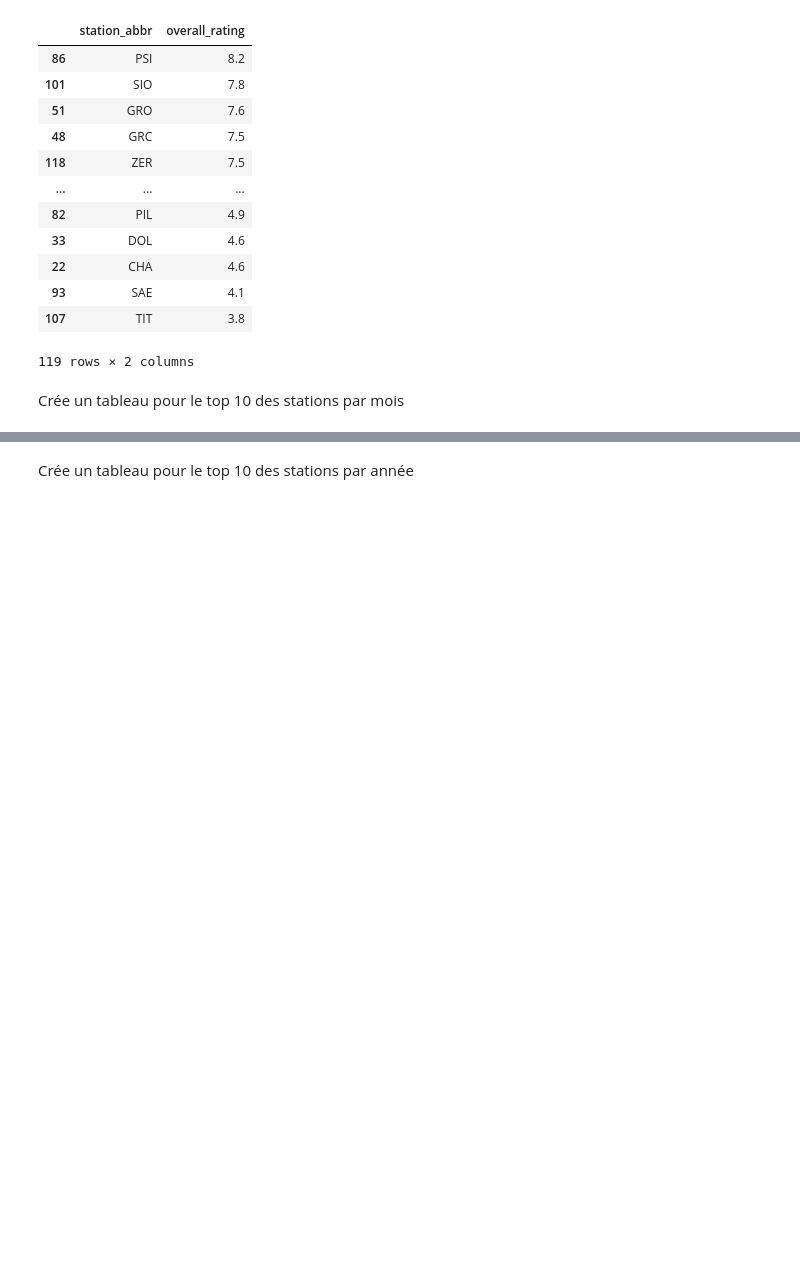
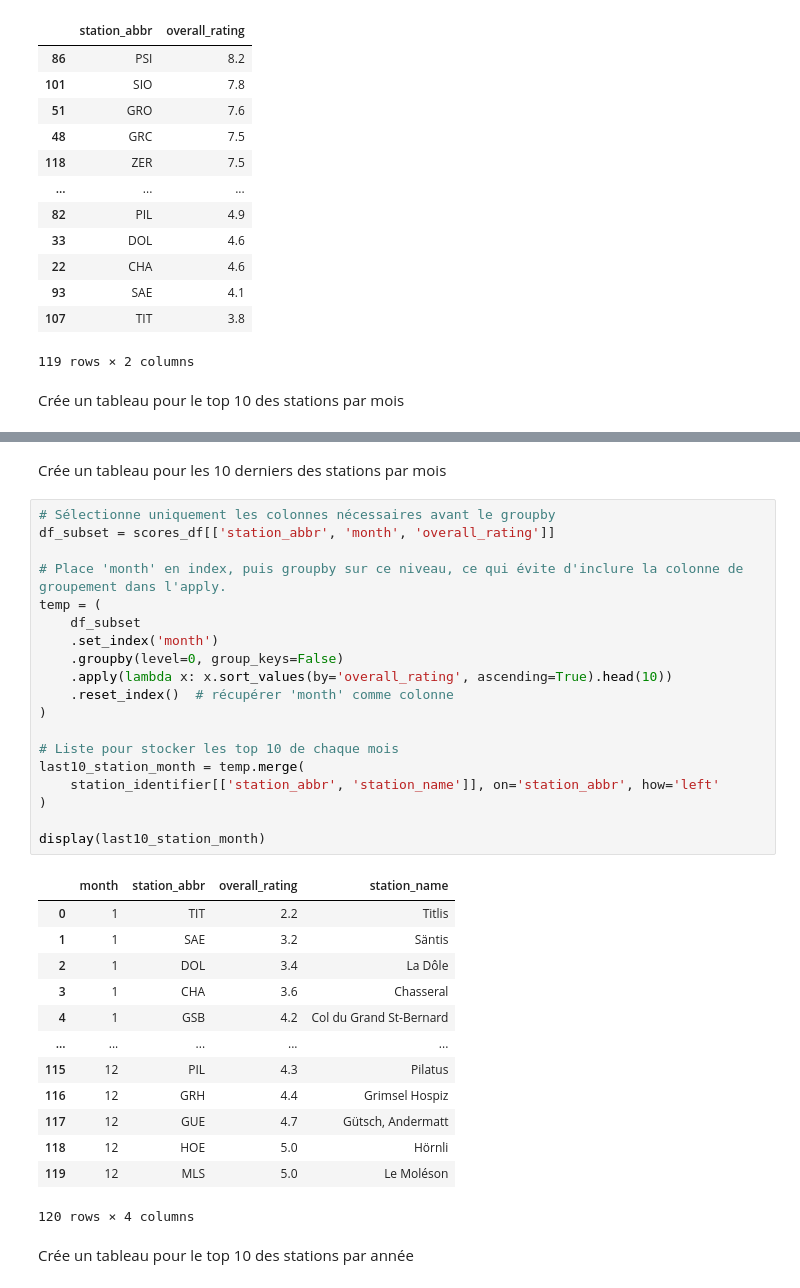
Before and after one commit to Inertie78/StatisticalWeather, a Jupyter notebook: statisticalWeather.ipynb, the cells around one changed output, grey strips where cells are left out. Drawn from its saved outputs; the diff is of its cells as text; blank space fills up the shorter version.

Commit message:
update graphic add last

```diff
--- a/statisticalWeather.ipynb
+++ b/statisticalWeather.ipynb
@@ -575,4 +572,39 @@ display(top10_station_month)
 120 rows × 4 columns
+# %% [markdown]
+Crée un tableau pour les 10 derniers des stations par mois
+# %%
+# Sélectionne uniquement les colonnes nécessaires avant le groupby
+df_subset = scores_df[['station_abbr', 'month', 'overall_rating']]
+
+# Place 'month' en index, puis groupby sur ce niveau, ce qui évite d'inclure la colonne de groupement dans l'apply.
+temp = (
+    df_subset
+    .set_index('month')
+    .groupby(level=0, group_keys=False)
+    .apply(lambda x: x.sort_values(by='overall_rating', ascending=True).head(10))
+    .reset_index()  # récupérer 'month' comme colonne
+)
+
+# Liste pour stocker les top 10 de chaque mois
+last10_station_month = temp.merge(
+    station_identifier[['station_abbr', 'station_name']], on='station_abbr', how='left'
+)
+
+display(last10_station_month)
+# %% [output]
+|  | month | station_abbr | overall_rating | station_name |
+| 0 | 1 | TIT | 2.2 | Titlis |
+| 1 | 1 | SAE | 3.2 | Säntis |
+| 2 | 1 | DOL | 3.4 | La Dôle |
+| 3 | 1 | CHA | 3.6 | Chasseral |
+| 4 | 1 | GSB | 4.2 | Col du Grand St-Bernard |
+| ... | ... | ... | ... | ... |
+| 115 | 12 | PIL | 4.3 | Pilatus |
+| 116 | 12 | GRH | 4.4 | Grimsel Hospiz |
+| 117 | 12 | GUE | 4.7 | Gütsch, Andermatt |
+| 118 | 12 | HOE | 5.0 | Hörnli |
+| 119 | 12 | MLS | 5.0 | Le Moléson |
+120 rows × 4 columns
 # %% [markdown]
 Crée un tableau pour le top 10 des stations par année
 # %%
```
Also changed, not shown: parts of 6 cells of this notebook.
